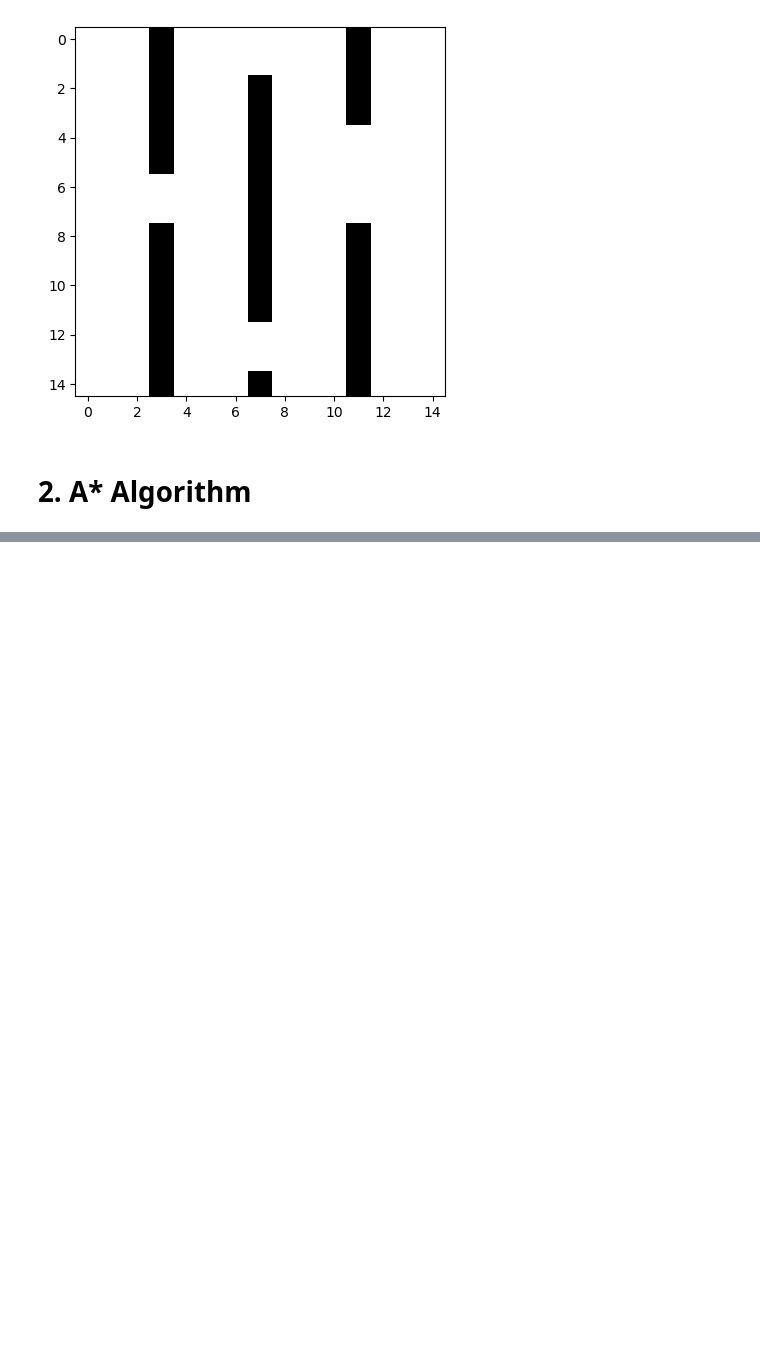
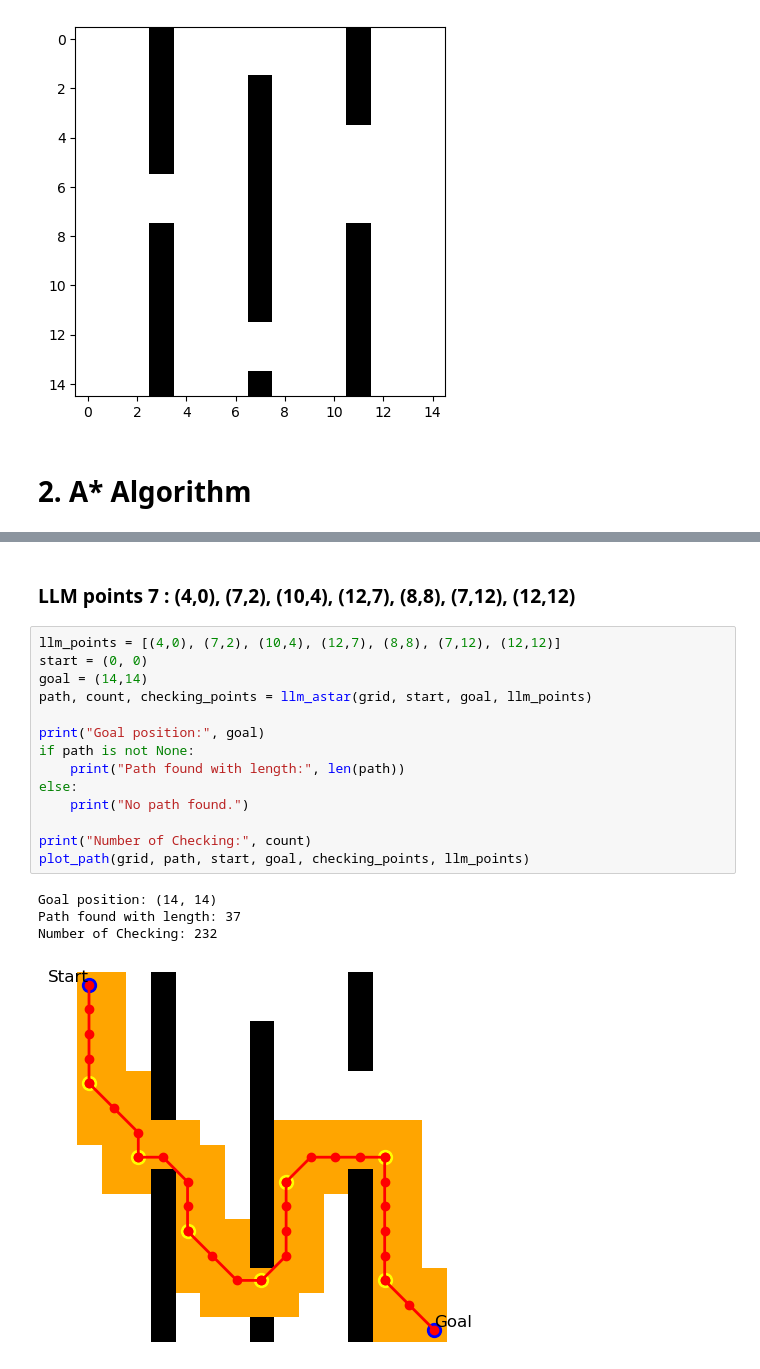
Before and after one commit to wodeyuzhou/LLM_AstarwithGraph, a Jupyter notebook: grid.ipynb, the cells around one changed output, grey strips where cells are left out. Cells and saved outputs as stored; diff of their text form; blank space fills up the shorter version.

```diff
--- a/grid.ipynb
+++ b/grid.ipynb
@@ -150,0 +259,21 @@ Number of Checking: 736
+# %% [markdown]
+### LLM points 7 : (4,0), (7,2), (10,4), (12,7), (8,8), (7,12), (12,12)
+# %%
+llm_points = [(4,0), (7,2), (10,4), (12,7), (8,8), (7,12), (12,12)]
+start = (0, 0)
+goal = (14,14)
+path, count, checking_points = llm_astar(grid, start, goal, llm_points)
+
+print("Goal position:", goal)
+if path is not None:
+    print("Path found with length:", len(path))
+else:
+    print("No path found.")
+
+print("Number of Checking:", count)
+plot_path(grid, path, start, goal, checking_points, llm_points)
+# %% [output]
+Goal position: (14, 14)
+Path found with length: 37
+Number of Checking: 232
+[figure, added]
```
Also changed, not shown: parts of 12 cells of this notebook.
